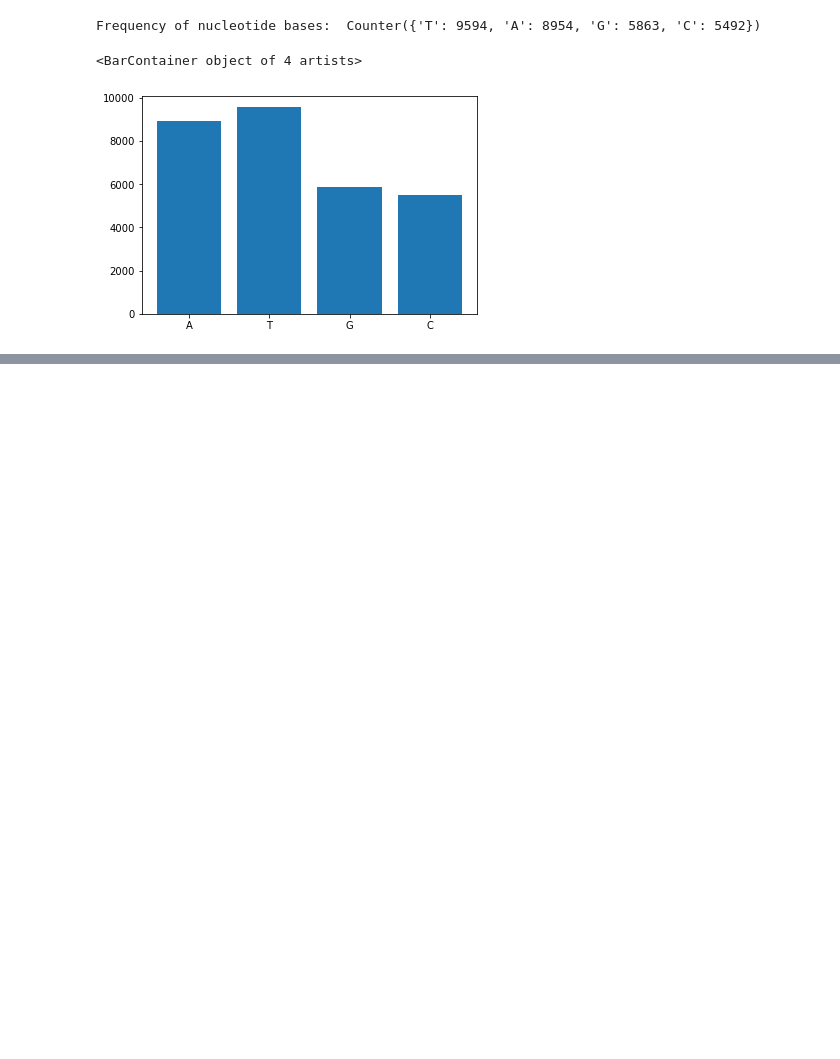
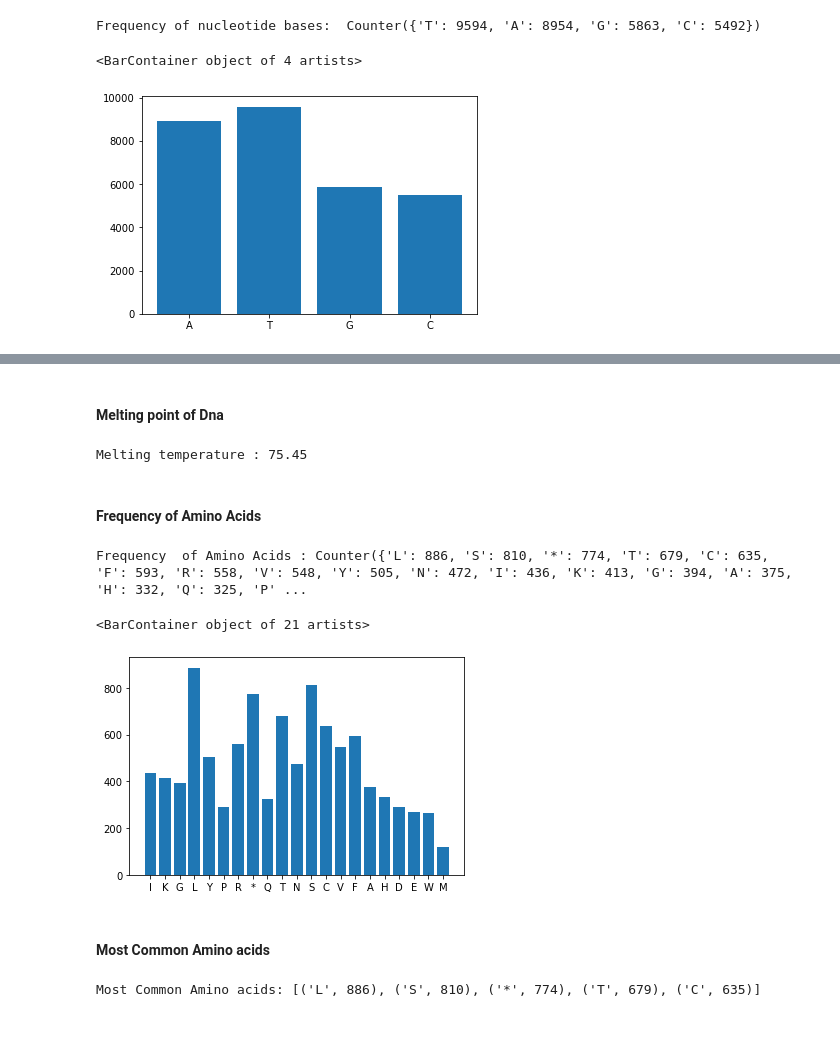
Before and after one commit to Omkar078/SARS-COV-2-data-Analysis, a Jupyter notebook: SARS-COV 2 Data Analysis.ipynb, the cells around one changed output, grey strips where cells are left out. Drawn from its saved outputs; the diff is of its cells as text; code cells hidden in the pictures; blank space fills up the shorter version.

```diff
--- a/SARS-COV 2 Data Analysis.ipynb
+++ b/SARS-COV 2 Data Analysis.ipynb
@@ -62,0 +108,27 @@ Frequency of nucleotide bases:  Counter({'T': 9594, 'A': 8954, 'G': 5863, 'C': 5
+# %% [markdown]
+#### Melting point of Dna
+# %%
+dna_mt = mt.Tm_GC(covid_dna)
+print("Melting temperature :", "%.2f" % dna_mt)
+# %% [output]
+Melting temperature : 75.45
+# %% [markdown]
+#### Frequency of Amino Acids
+# %%
+from collections import Counter
+covid_pr_freq = Counter(covid_pep)
+print("Frequency  of Amino Acids :",covid_pr_freq)
+
+plt.bar(covid_pr_freq.keys(),covid_pr_freq.values())
+# %% [output]
+Frequency  of Amino Acids : Counter({'L': 886, 'S': 810, '*': 774, 'T': 679, 'C': 635, 'F': 593, 'R': 558, 'V': 548, 'Y': 505, 'N': 472, 'I': 436, 'K': 413, 'G': 394, 'A': 375, 'H': 332, 'Q': 325, 'P' ...
+<BarContainer object of 21 artists>
+[figure, added]
+# %% [markdown]
+#### Most Common Amino acids
+# %%
+print("Most Common Amino acids:",Counter(covid_pep).most_common(5))
+# %% [output]
+Most Common Amino acids: [('L', 886), ('S', 810), ('*', 774), ('T', 679), ('C', 635)]
+# %% [markdown]
+####
```
Also changed, not shown: parts of 8 cells of this notebook.
